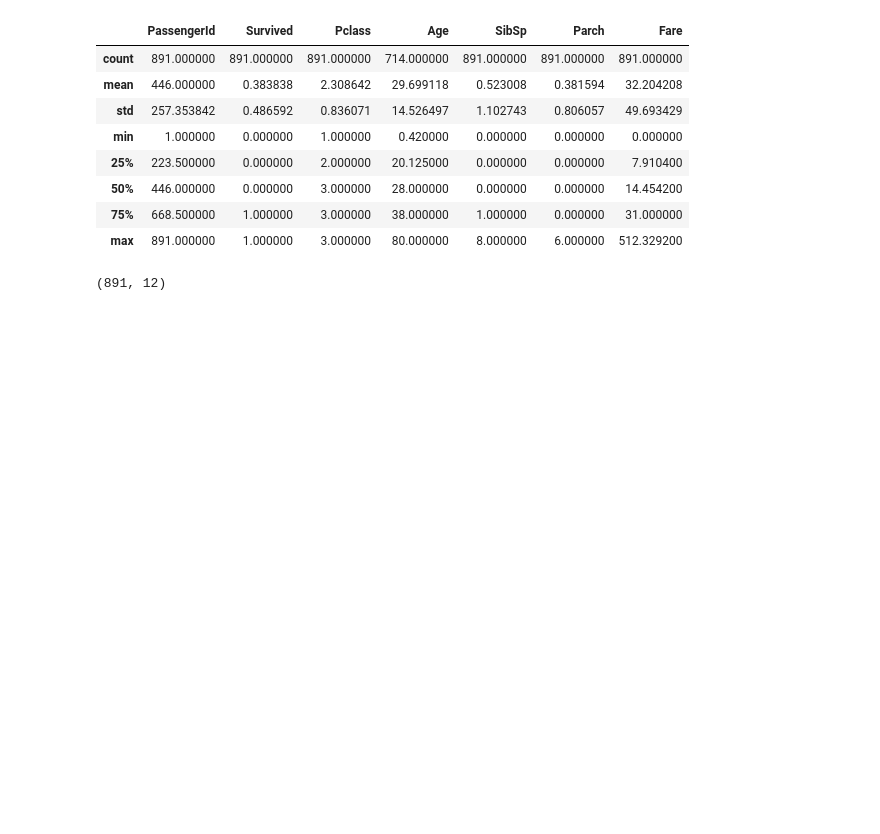
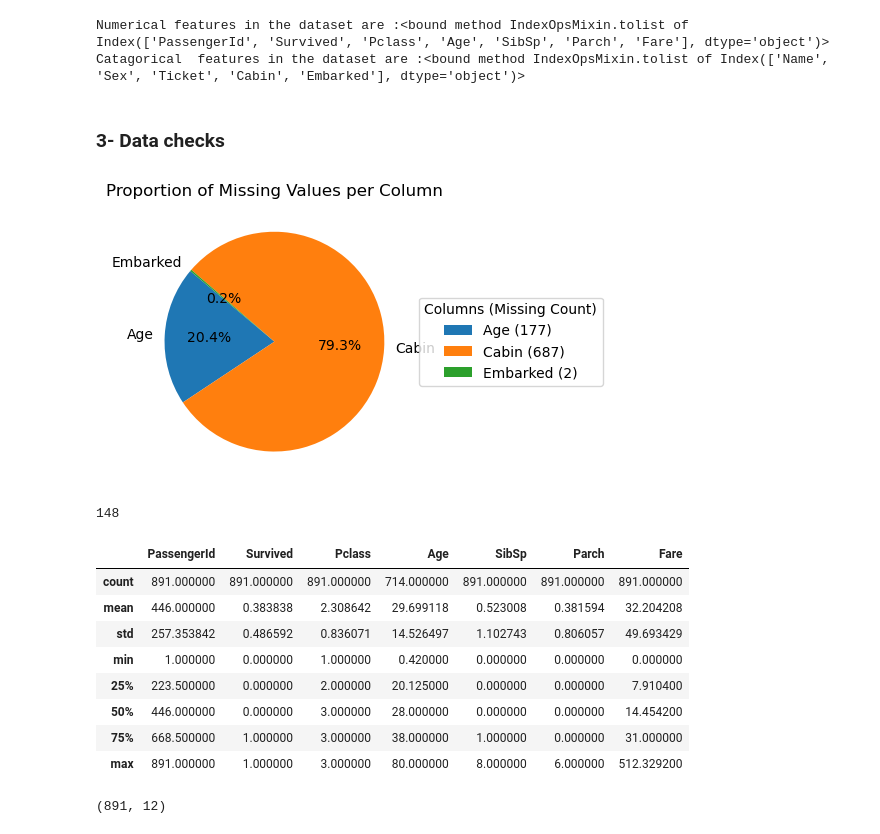
Before and after one commit to zainulabideenab9-cloud/Titanic_dataset_research, a Jupyter notebook: EDA_SUMMARY_OF_DATA.ipynb, the cells around one changed output. Cells and saved outputs as stored; diff of their text form; code cells hidden in the pictures; blank space fills up the shorter version.

Commit message:
Explore data

```diff
--- a/EDA_SUMMARY_OF_DATA.ipynb
+++ b/EDA_SUMMARY_OF_DATA.ipynb
@@ -13,6 +40,3 @@ import numpy as np
 # %%
-# Load dataset
-df = pd.read_csv('/kaggle/input/competitions/titanic/train.csv')
-
-# Preview data
-df.head()
+# we will use train.csv for our analysis
+df= pd.read_csv('train.csv')
@@ -52,0 +72,36 @@ print(missing_values)
+# %%
+# DIfferentiate numerical and catagorical features
+numerical_features=df.select_dtypes(exclude="object").columns.tolist
+catagorical_features=df.select_dtypes(include="object").columns.tolist
+print(f"Numerical features in the dataset are :{numerical_features}")
+print(f"Catagorical  features in the dataset are :{catagorical_features}")
+# %% [output]
+Numerical features in the dataset are :<bound method IndexOpsMixin.tolist of Index(['PassengerId', 'Survived', 'Pclass', 'Age', 'SibSp', 'Parch', 'Fare'], dtype='object')>
+Catagorical  features in the dataset are :<bound method IndexOpsMixin.tolist of Index(['Name', 'Sex', 'Ticket', 'Cabin', 'Embarked'], dtype='object')>
+# %% [markdown]
+### 3- Data checks
+# %%
+# Check missing values
+missing_values = df.isnull().sum()
+missing_values = missing_values[missing_values > 0]
+
+legend_labels = [f"{col} ({count})" for col, count in zip(missing_values.index, missing_values.values)]
+
+# 3. Plot Pie Chart
+plt.figure(figsize=(5,5))
+ax = missing_values.plot(
+    kind='pie',
+    autopct='%1.1f%%',
+    startangle=140
+)
+
+plt.title("Proportion of Missing Values per Column")
+plt.ylabel("")
+
+# Add legend with counts
+plt.legend(legend_labels, title="Columns (Missing Count)", loc="center left", bbox_to_anchor=(1, 0.5))
+
+plt.tight_layout()
+plt.show()
+# %% [output]
+[figure, added]
@@ -53,3 +110,7 @@ print(missing_values)
+# %%
+df["Cabin"].nunique(dropna=False)
+# %% [output]
+148
 # %%
 # Statistical summary
 df.describe()
```
Also changed, not shown: parts of 14 cells of this notebook.
